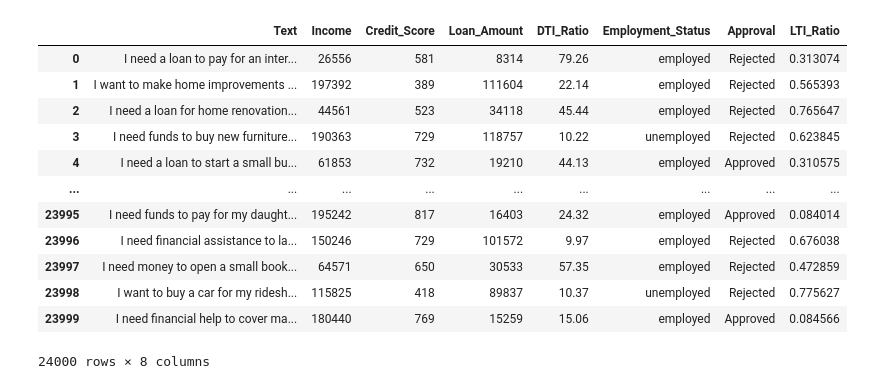
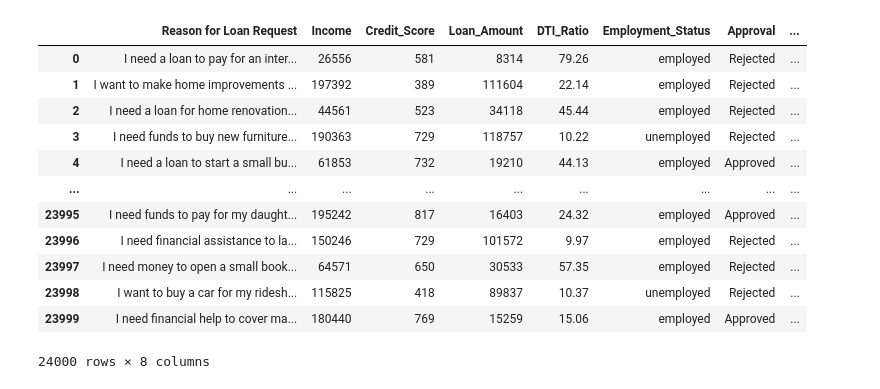
Before and after one commit to D-OLA/Data-Analysis, a Jupyter notebook: loan resolution analysis/start.ipynb, the cells around one changed output. Cells and saved outputs as stored; diff of their text form; code cells hidden in the pictures.

```diff
--- a/loan resolution analysis/start.ipynb
+++ b/loan resolution analysis/start.ipynb
@@ -14,18 +7,21 @@ dataFrame.head()
 # %%
+### Renaming a column
+dataFrame=dataFrame.rename(columns={'Text':'Reason for Loan Request'})
+
 ### Loan to Income ratio added
 dataFrame['LTI_Ratio'] = dataFrame['Loan_Amount']/dataFrame['Income']
 dataFrame
 # %% [output]
-|  | Text | Income | Credit_Score | Loan_Amount | DTI_Ratio | Employment_Status | Approval | LTI_Ratio |
-| 0 | I need a loan to pay for an inter... | 26556 | 581 | 8314 | 79.26 | employed | Rejected | 0.313074 |
-| 1 | I want to make home improvements ... | 197392 | 389 | 111604 | 22.14 | employed | Rejected | 0.565393 |
-| 2 | I need a loan for home renovation... | 44561 | 523 | 34118 | 45.44 | employed | Rejected | 0.765647 |
-| 3 | I need funds to buy new furniture... | 190363 | 729 | 118757 | 10.22 | unemployed | Rejected | 0.623845 |
-| 4 | I need a loan to start a small bu... | 61853 | 732 | 19210 | 44.13 | employed | Approved | 0.310575 |
+|  | Reason for Loan Request | Income | Credit_Score | Loan_Amount | DTI_Ratio | Employment_Status | Approval | ... |
+| 0 | I need a loan to pay for an inter... | 26556 | 581 | 8314 | 79.26 | employed | Rejected | ... |
+| 1 | I want to make home improvements ... | 197392 | 389 | 111604 | 22.14 | employed | Rejected | ... |
+| 2 | I need a loan for home renovation... | 44561 | 523 | 34118 | 45.44 | employed | Rejected | ... |
+| 3 | I need funds to buy new furniture... | 190363 | 729 | 118757 | 10.22 | unemployed | Rejected | ... |
+| 4 | I need a loan to start a small bu... | 61853 | 732 | 19210 | 44.13 | employed | Approved | ... |
 | ... | ... | ... | ... | ... | ... | ... | ... | ... |
-| 23995 | I need funds to pay for my daught... | 195242 | 817 | 16403 | 24.32 | employed | Approved | 0.084014 |
-| 23996 | I need financial assistance to la... | 150246 | 729 | 101572 | 9.97 | employed | Rejected | 0.676038 |
-| 23997 | I need money to open a small book... | 64571 | 650 | 30533 | 57.35 | employed | Rejected | 0.472859 |
-| 23998 | I want to buy a car for my ridesh... | 115825 | 418 | 89837 | 10.37 | unemployed | Rejected | 0.775627 |
-| 23999 | I need financial help to cover ma... | 180440 | 769 | 15259 | 15.06 | employed | Approved | 0.084566 |
+| 23995 | I need funds to pay for my daught... | 195242 | 817 | 16403 | 24.32 | employed | Approved | ... |
+| 23996 | I need financial assistance to la... | 150246 | 729 | 101572 | 9.97 | employed | Rejected | ... |
+| 23997 | I need money to open a small book... | 64571 | 650 | 30533 | 57.35 | employed | Rejected | ... |
+| 23998 | I want to buy a car for my ridesh... | 115825 | 418 | 89837 | 10.37 | unemployed | Rejected | ... |
+| 23999 | I need financial help to cover ma... | 180440 | 769 | 15259 | 15.06 | employed | Approved | ... |
 24000 rows × 8 columns
```
Also changed, not shown: parts of 8 cells of this notebook, 1 other file.
